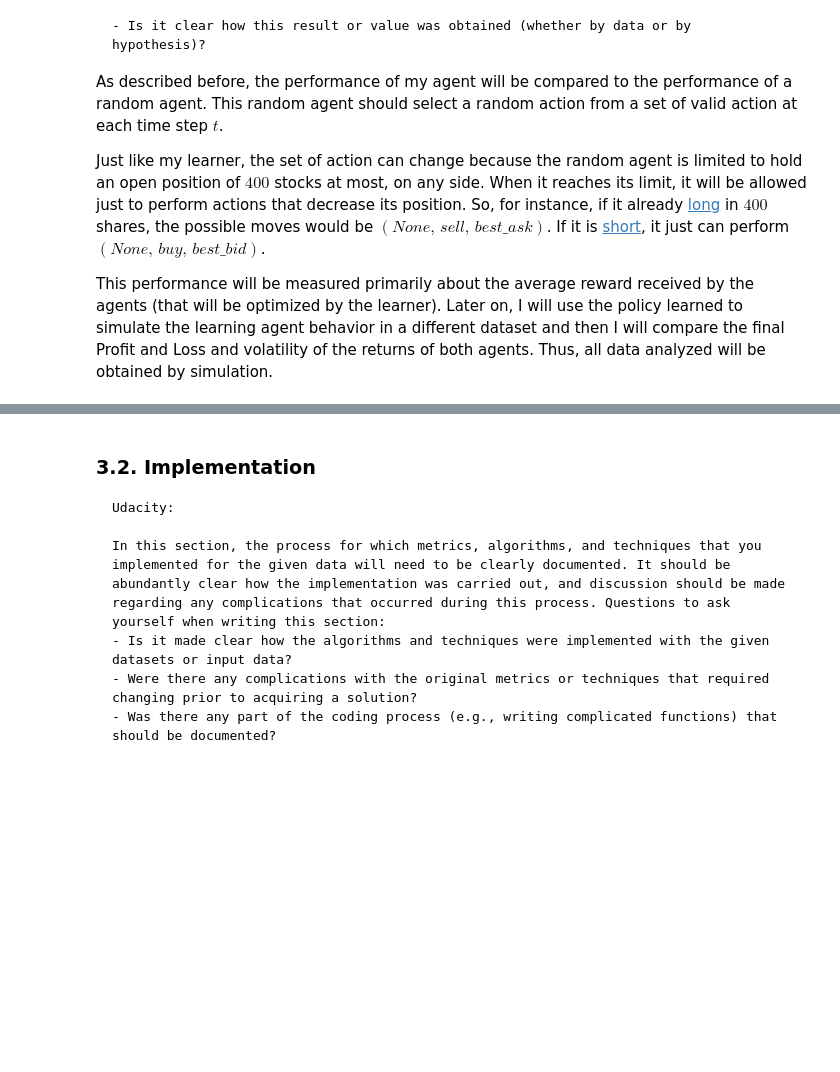
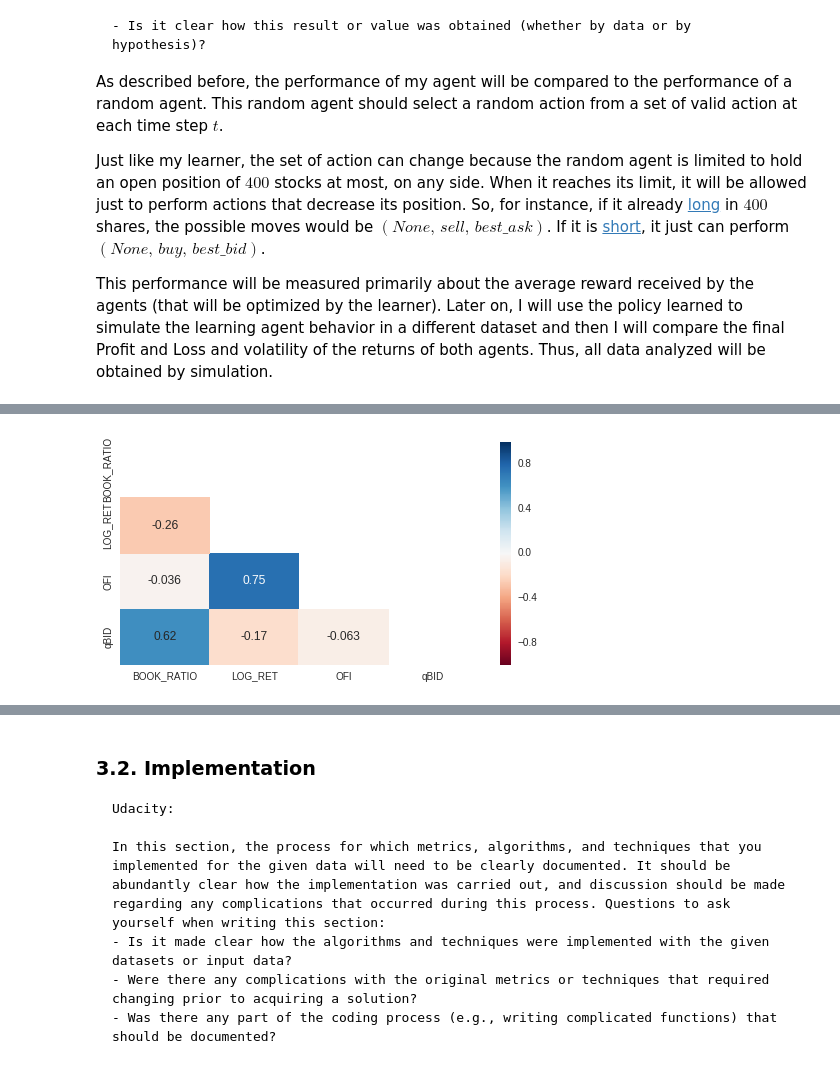
Before and after one commit to ucaiado/QLearning_Trading, a Jupyter notebook: learning_trade.ipynb, the cells around one changed output, grey strips where cells are left out. Cells and saved outputs as stored; diff of their text form; code cells hidden in the pictures; blank space fills up the shorter version.

```diff
--- a/learning_trade.ipynb
+++ b/learning_trade.ipynb
@@ -300,0 +338,8 @@ Each learning session will include data from the largest part of a trading sessi
+# %%
+corr = df_transformed.corr()
+mask = np.zeros_like(corr)
+mask[np.triu_indices_from(mask)] = True
+ax = sns.heatmap(corr, mask=mask, annot=True, cmap='RdBu')
+ax.figure.set_size_inches([8.,4.])
+# %% [output]
+[figure, added]
```
Also changed, not shown: parts of 24 cells of this notebook, 4 other files.
